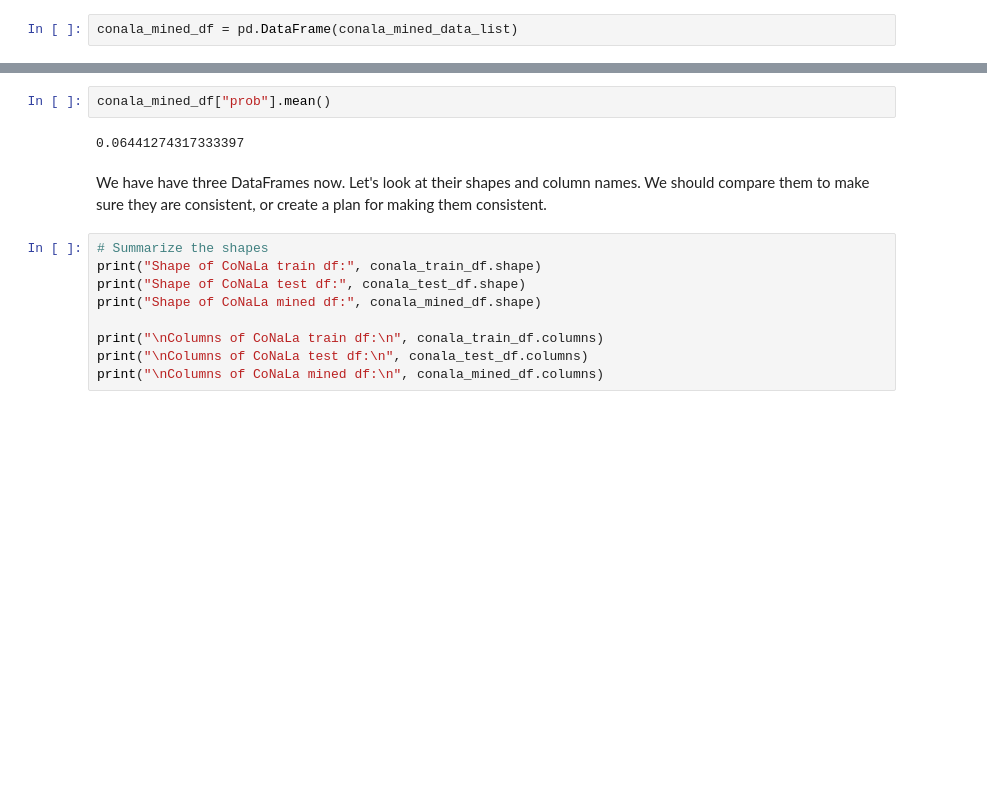
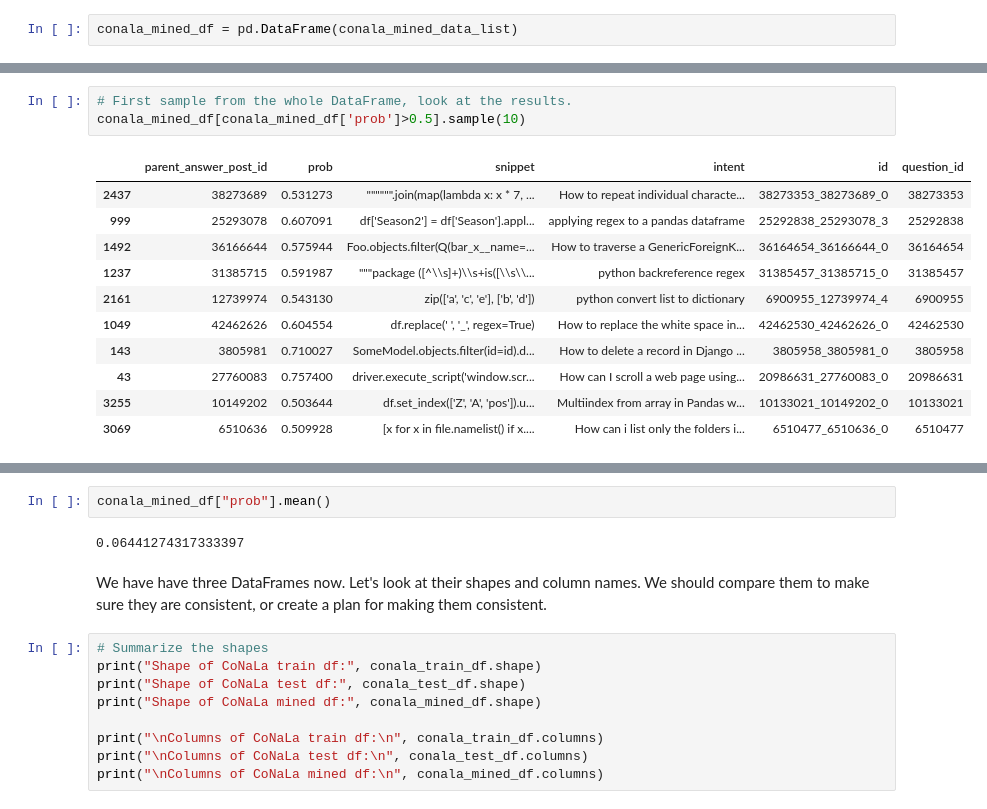
Before and after one commit to justinhugh/intent-prediction-in-code, a Jupyter notebook: intent_prediction_in_code.ipynb, the cells around one changed output, grey strips where cells are left out. Drawn from its saved outputs; the diff is of its cells as text; blank space fills up the shorter version.

Commit message:
Added sampling cells to explore code snippet and intent fields based on probability score. This is still experimental, EDA content

```diff
--- a/intent_prediction_in_code.ipynb
+++ b/intent_prediction_in_code.ipynb
@@ -315,0 +334,15 @@ conala_mined_df = pd.DataFrame(conala_mined_data_list)
+# %%
+# First sample from the whole DataFrame, look at the results.
+conala_mined_df[conala_mined_df['prob']>0.5].sample(10)
+# %% [output]
+|  | parent_answer_post_id | prob | snippet | intent | id | question_id |
+| 2437 | 38273689 | 0.531273 | """""".join(map(lambda x: x * 7, ... | How to repeat individual characte... | 38273353_38273689_0 | 38273353 |
+| 999 | 25293078 | 0.607091 | df['Season2'] = df['Season'].appl... | applying regex to a pandas dataframe | 25292838_25293078_3 | 25292838 |
+| 1492 | 36166644 | 0.575944 | Foo.objects.filter(Q(bar_x__name=... | How to traverse a GenericForeignK... | 36164654_36166644_0 | 36164654 |
+| 1237 | 31385715 | 0.591987 | """package ([^\\s]+)\\s+is([\\s\\... | python backreference regex | 31385457_31385715_0 | 31385457 |
+| 2161 | 12739974 | 0.543130 | zip(['a', 'c', 'e'], ['b', 'd']) | python convert list to dictionary | 6900955_12739974_4 | 6900955 |
+| 1049 | 42462626 | 0.604554 | df.replace(' ', '_', regex=True) | How to replace the white space in... | 42462530_42462626_0 | 42462530 |
+| 143 | 3805981 | 0.710027 | SomeModel.objects.filter(id=id).d... | How to delete a record in Django ... | 3805958_3805981_0 | 3805958 |
+| 43 | 27760083 | 0.757400 | driver.execute_script('window.scr... | How can I scroll a web page using... | 20986631_27760083_0 | 20986631 |
+| 3255 | 10149202 | 0.503644 | df.set_index(['Z', 'A', 'pos']).u... | Multiindex from array in Pandas w... | 10133021_10149202_0 | 10133021 |
+| 3069 | 6510636 | 0.509928 | [x for x in file.namelist() if x.... | How can i list only the folders i... | 6510477_6510636_0 | 6510477 |
```
Also changed, not shown: parts of 11 cells of this notebook.
